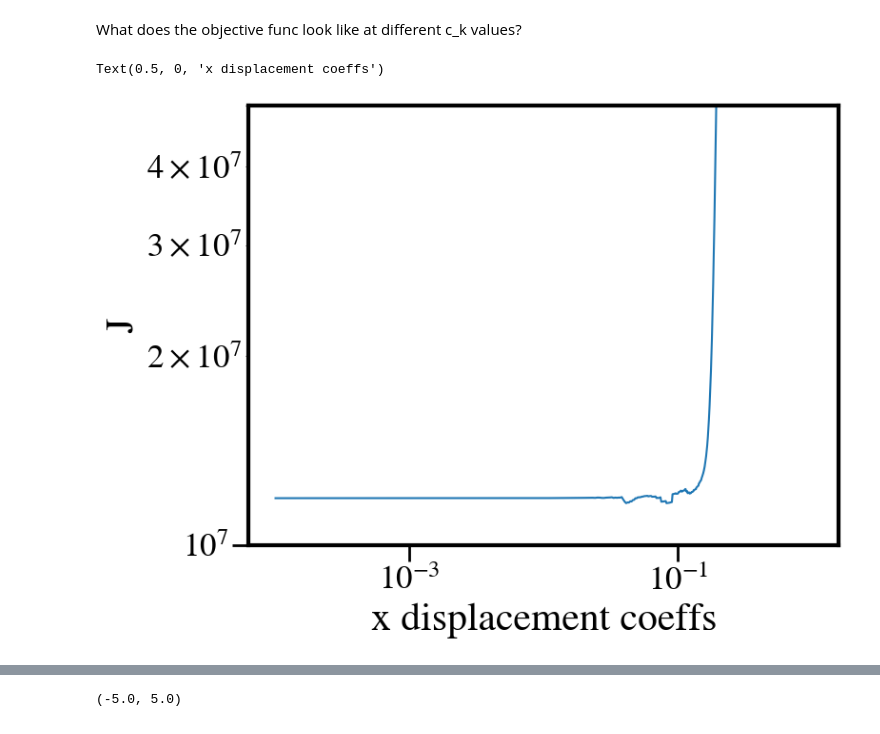
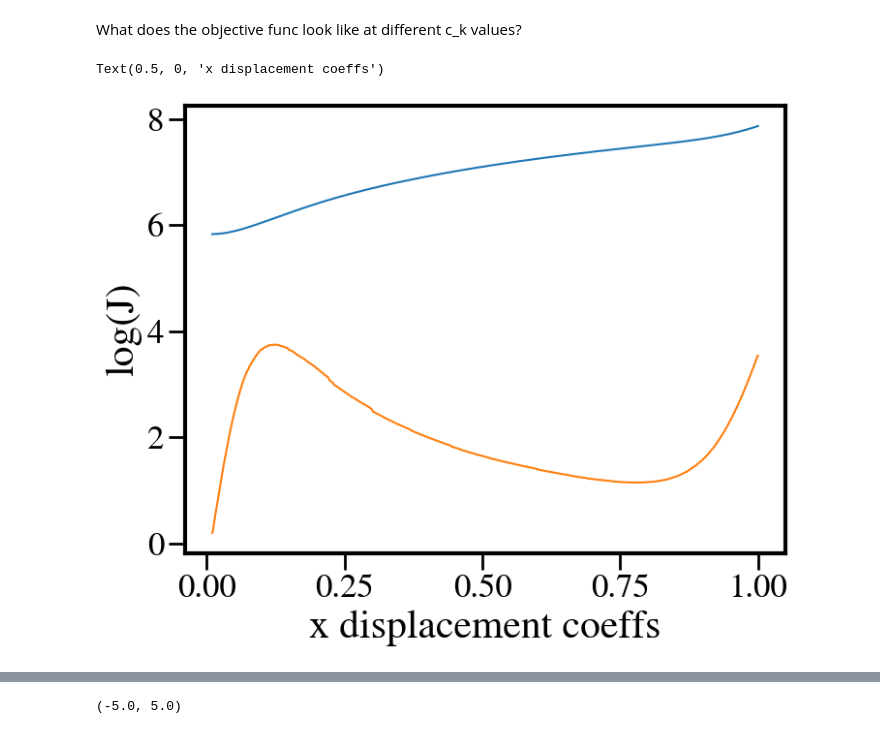
Before and after one commit to SidneyLower-NOAA/SMD_Notebooks, a Jupyter notebook: Coalescence_Notebooks/Coalescence_Testing.ipynb, the cells around one changed output, grey strips where cells are left out. Cells and saved outputs as stored; diff of their text form; code cells hidden in the pictures.

```diff
--- a/Coalescence_Notebooks/Coalescence_Testing.ipynb
+++ b/Coalescence_Notebooks/Coalescence_Testing.ipynb
@@ -305,7 +314,7 @@ Should the ensemble variance at each point be used? Or a constant value? Maybe t
 The scale (S) is time dependent in the paper; as we are interested in only the 6 hour forecast range, we should adopt the value S = 70 km based on their Table 2, which roughly corresponds to S = 0.7 degrees. Does it make sense to use the same scaling for both the spectral and the grid space? What is 0.7 degree displacement in spectral space?ngth."
 # %%
 #setup displacements
-m_k, n_k = basis_truncation(7) #truncating the basis functions B_k to wavenumbers < 7
+m_k, n_k = basis_truncation(9) #truncating the basis functions B_k to wavenumbers < 7
 min_lon = 240
 max_lon = 601
 min_lat = 0
@@ -317,7 +326,7 @@ b_ik = basis_functions(x, y, m_k, n_k, [x[0], x[-1]], [y[0], y[-1]]
     )
 d_o_f = len(m_k)
 #basis function coefficients, the target of our minimization
-c_k = {"x": np.repeat(0.02, d_o_f), "y": np.repeat(0., d_o_f)}
+c_k = {"x": np.repeat(.015, d_o_f), "y": np.repeat(0., d_o_f)}
 
 #physical displacements
 c_xi = np.dot(b_ik, c_k['x'])
@@ -414,17 +434,17 @@ std
 What does the objective func look like at different c_k values?
 # %%
 def get_j(ck_arr, b_ik, mean, ens_mem,obs_error, S_grid,S_spec,grid_points, m_k, n_k):
-    c_k = {"x": ck_arr[:np.shape(b_ik)[1]], "y": ck_arr[np.shape(b_ik)[1]:]}
+    c_k = {"x": ck_arr[:np.shape(b_ik)[2]], "y": ck_arr[np.shape(b_ik)[2]:]}
     x,y=grid_points
     j_r = residual_error(c_k, b_ik, mean,ens_mem,obs_error,x,y)
     j_a = barrier_func_gp(c_k, b_ik, S_grid)
     j_d = smoothness_func_spec(c_k, m_k, n_k, S_spec)
-    j_div = divergence_func_gp(c_k, b_ik)
-    j_m = magnitude_func_spec(c_k, S_spec)
+    #j_div = divergence_func_gp(c_k, b_ik)
+    j_m = magnitude_func_spec(c_k, m_k, n_k,S_spec)
 
-    lambda_spec = np.shape(mean)[0]**2 / len(m_k)
+    lambda_spec = (np.shape(mean)[0] * np.shape(mean)[1]) / len(m_k)
 
-    return j_r + j_a + lambda_spec*j_d + lambda_spec*j_m + j_div
+    return np.log10(j_r + j_a + lambda_spec*j_d + lambda_spec*j_m)
 # %%
 mem=4
 xrange,yrange,num=1,1,1000
@@ -434,18 +454,16 @@ x = gefs_data.longitude.data[0].compute()[min_lon:max_lon]
 #get displacement basis functions, transforms grid x,y to fourier space
 b_ik = basis_functions(x, y, m_k, n_k, [x[0], x[-1]], [y[0], y[-1]])
 d_o_f = len(m_k)
-xy_list = np.reshape([x,y],  (2,-1),order='C').T
 
-std=0.3
-S_a = 1.
-S_mag = 0.8
+std = np.mean(ens_std[ens_std>0])
+S_a = 1.32 * 14.
+S_mag = 1.
 
-jval=np.empty(num)
-ens_mem = ens_members[mem,min_lat:max_lat,min_lon:max_lon].T
-ckx = np.linspace(1e-4, xrange,num)
+ens_mem = ens_members[mem,min_lat:max_lat,min_lon:max_lon]
+ckx = np.linspace(1e-2, xrange,num)
 
 def parallel_objective(ckx):
-    c_k = {"x": np.linspace(ckx*-1, ckx, d_o_f), "y": np.repeat(0.0, d_o_f)}
+    c_k = {"x": np.repeat(ckx, d_o_f), "y": np.repeat(0.0, d_o_f)}
     ck_arr = np.ravel(np.array([c_k['x'], c_k['y']]))
     obj = get_j(ck_arr,b_ik, raw_mean[min_lat:max_lat,min_lon:max_lon],ens_mem,
                                             std, S_a,S_mag,(x,y), m_k, n_k)
@@ -453,11 +471,13 @@ def parallel_objective(ckx):
 with multiprocessing.Pool(12) as p:
     jval = list(tqdm(p.imap(parallel_objective, ckx), total=len(ckx)))
 # %%
-plt.loglog()
+
 plt.plot(ckx, jval)
-plt.ylim([1e7, 5e7])
-plt.ylabel('J')
+plt.plot(ckx, np.gradient(jval,ckx))
+#plt.ylim([3, 9])
+#plt.xlim([0.008, 0.1])
+plt.ylabel('log(J)')
 plt.xlabel('x displacement coeffs')
 # %% [output]
 Text(0.5, 0, 'x displacement coeffs')
-[figure, old version]
+[figure, new version]
```
Also changed, not shown: parts of 42 cells of this notebook, 1 other file.
